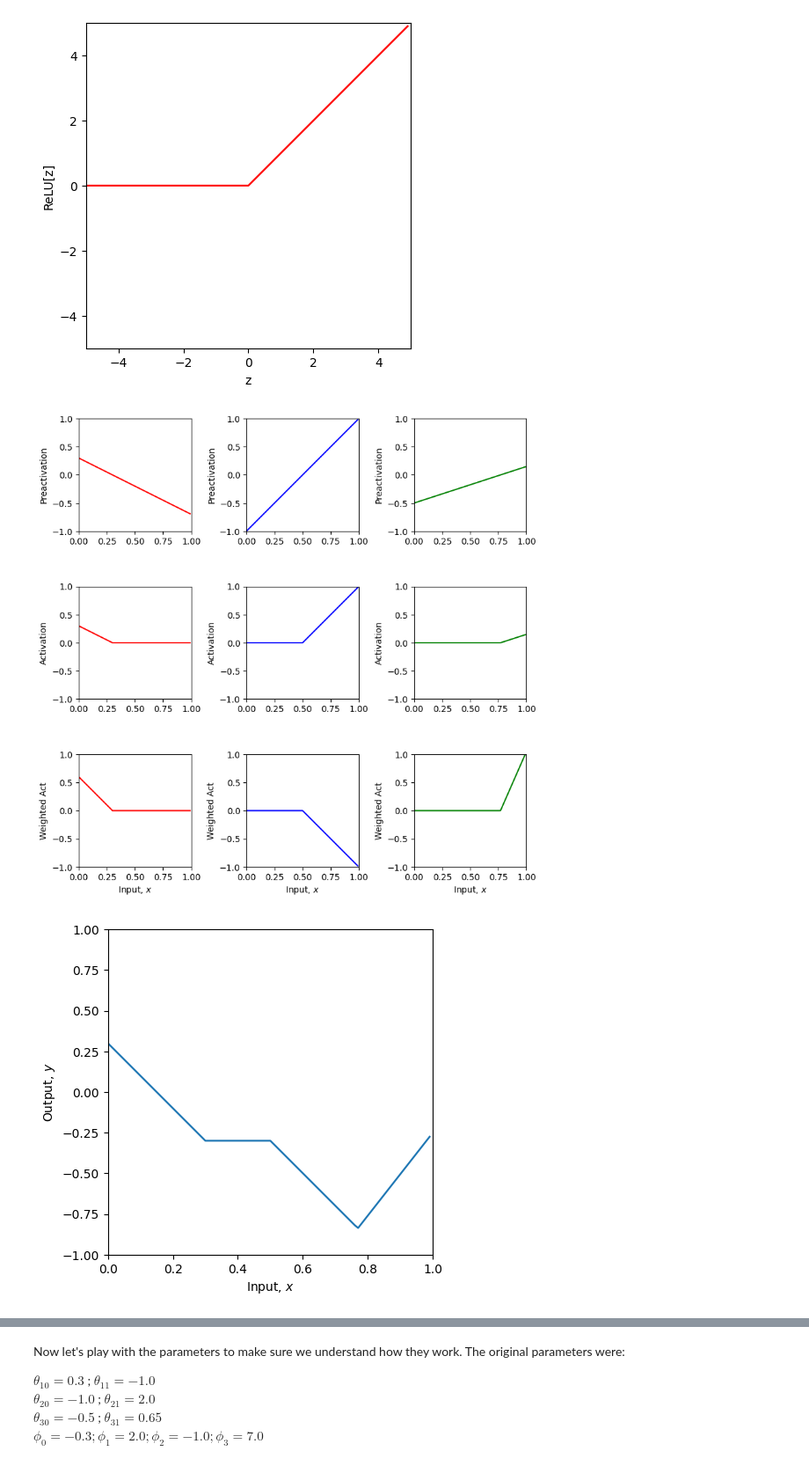
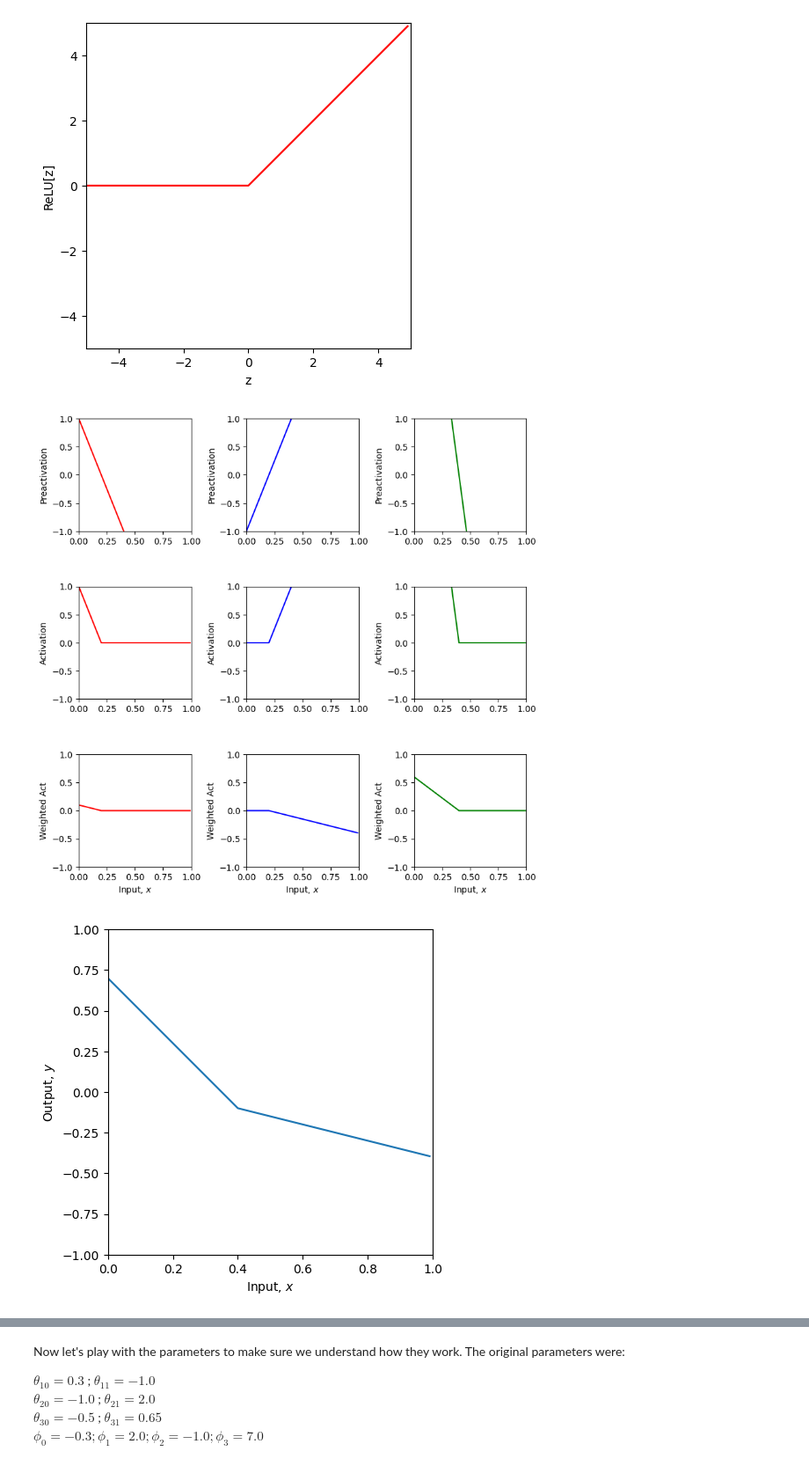
Before and after one commit to Billy-Ay/Fall167IntroDeepLearning, a Jupyter notebook: 3_1_Shallow_Networks_I.ipynb, the cells around one changed output, grey strips where cells are left out. Shown at 88% size. Saved outputs shown, nothing was run; the diff lists cells and outputs as text; code cells hidden in the pictures.

```diff
--- a/3_1_Shallow_Networks_I.ipynb
+++ b/3_1_Shallow_Networks_I.ipynb
@@ -108,22 +108,22 @@ def plot_neural(x, y, pre_1, pre_2, pre_3, act_1, act_2, act_3, w_act_1, w_act_2
   plt.show()
 # %%
 # Now lets define some parameters and run the neural network
-theta_10 =  0.3 ; theta_11 = -1.0
-theta_20 = -1.0  ; theta_21 = 2.0
-theta_30 = -0.5  ; theta_31 = 0.65
-phi_0 = -0.3; phi_1 = 2.0; phi_2 = -1.0; phi_3 = 7.0
+theta_10 =  1.0 ; theta_11 = -5.0
+theta_20 = -1.0  ; theta_21 = 5.0
+theta_30 = 6.0  ; theta_31 = -2.0
+phi_0 = -0.0; phi_1 = 0.1; phi_2 = -0.1; phi_3 = 0.1
 
 # Define a range of input values
 x = np.arange(0,1,0.01)
 
 # We run the neural network for each of these input values
 y, pre_1, pre_2, pre_3, act_1, act_2, act_3, w_act_1, w_act_2, w_act_3 = \
     shallow_1_1_3(x, ReLU, phi_0,phi_1,phi_2,phi_3, theta_10, theta_11, theta_20, theta_21, theta_30, theta_31)
 # And then plot it
 plot_neural(x, y, pre_1, pre_2, pre_3, act_1, act_2, act_3, w_act_1, w_act_2, w_act_3, plot_all=True)
 # %% [output]
-[figure, old version]
+[figure, new version]
-[figure, old version]
+[figure, new version]
 # %% [markdown]
 If your code is correct, then the final output should look like this:
 <img src="embedded-picture-1">
```
Also changed, not shown: parts of 2 cells of this notebook.
